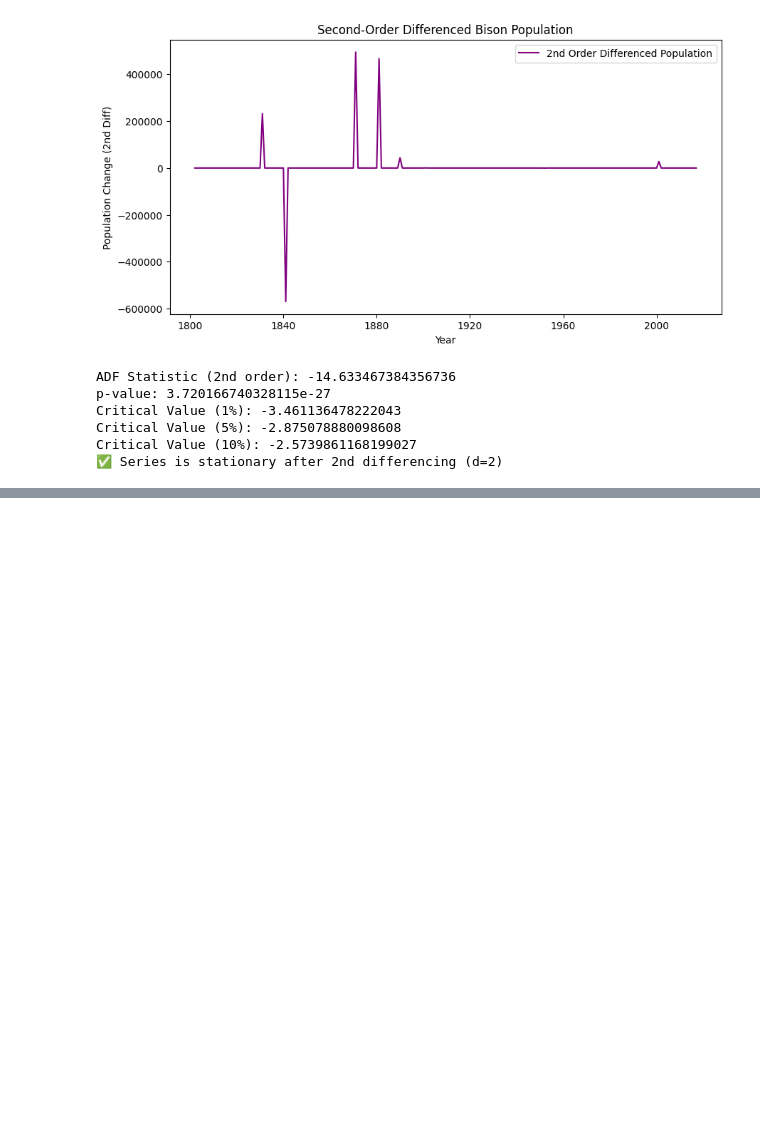
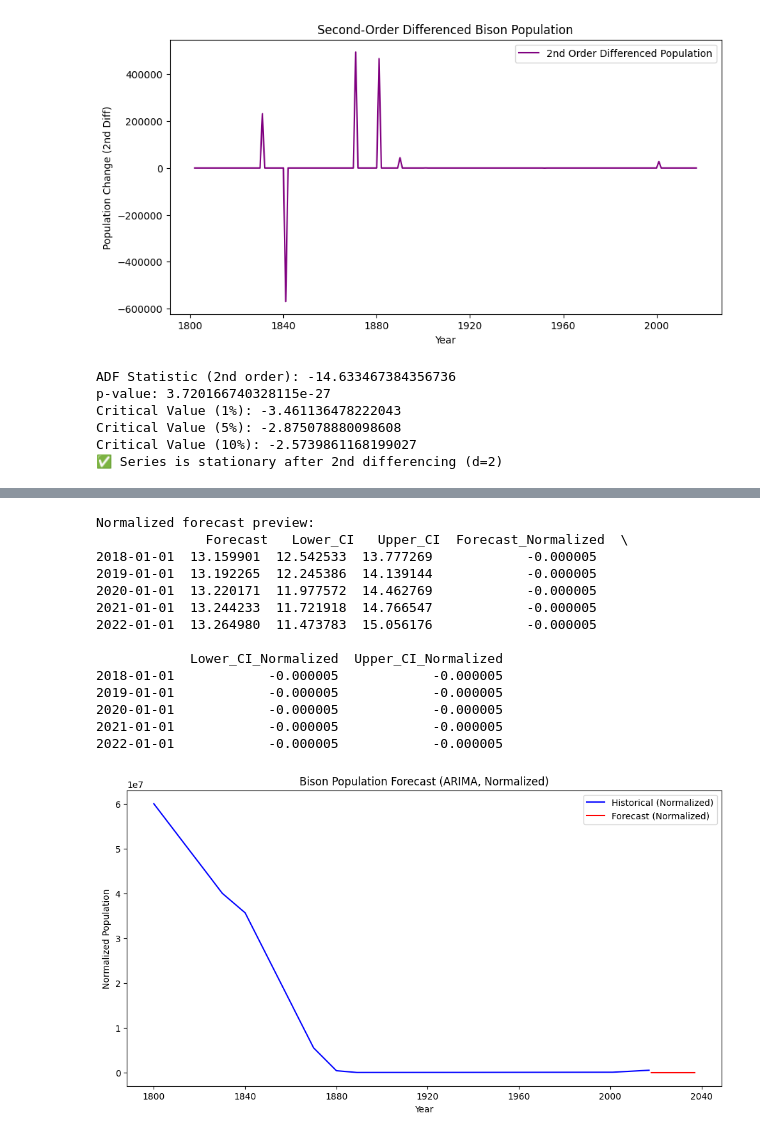
Before and after one commit to godz1llaXD/fauna-forecast, a Jupyter notebook: notebook/ARIMA.ipynb, the cells around one changed output, grey strips where cells are left out. Saved outputs shown, nothing was run; the diff lists cells and outputs as text; code cells hidden in the pictures; blank space fills up the shorter version.

Commit message:
ARIMA model UPDATE

```diff
--- a/notebook/ARIMA.ipynb
+++ b/notebook/ARIMA.ipynb
@@ -128,0 +188,14 @@ Critical Value (10%): -2.5739861168199027
+# %%
+# Forecast next 20 years
+forecast_years = 20
+forecast, conf_int = model_auto.predict(n_periods=forecast_years, return_conf_int=True)
+
+# Build forecast DataFrame using forecast's own index (avoids NaN issue)
+forecast_df = pd.DataFrame({
+    'Forecast': forecast.values,
+    'Lower_CI': conf_int[:, 0],
+    'Upper_CI': conf_int[:, 1]
+}, index=forecast.index)
+
+print("Raw Forecast Data:")
+print(forecast_df.head())
@@ -128,0 +210,55 @@ Critical Value (10%): -2.5739861168199027
+# %%
+# ---------------- BLOCK 3: Normalize forecasts ---------------- #
+from sklearn.preprocessing import MinMaxScaler
+
+# ✅ Ensure forecast values are filled
+forecast_df["Forecast"] = forecast.values
+forecast_df["Lower_CI"] = conf_int[:, 0]
+forecast_df["Upper_CI"] = conf_int[:, 1]
+
+# ✅ Rename to 'Population' for compatibility with scaler
+forecast_df["Forecast_Normalized"] = scaler.transform(
+    forecast_df[["Forecast"]].rename(columns={"Forecast": "Population"})
+)
+
+forecast_df["Lower_CI_Normalized"] = scaler.transform(
+    forecast_df[["Lower_CI"]].rename(columns={"Lower_CI": "Population"})
+)
+
+forecast_df["Upper_CI_Normalized"] = scaler.transform(
+    forecast_df[["Upper_CI"]].rename(columns={"Upper_CI": "Population"})
+)
+
+# ✅ Inspect
+print("\nNormalized forecast preview:\n", forecast_df.head())
+
+
+# Plot historical (normalized) + forecast (normalized)
+plt.figure(figsize=(12, 6))
+plt.plot(df['Population'], label='Historical (Normalized)', color='blue')
+plt.plot(forecast_df['Forecast_Normalized'], label='Forecast (Normalized)', color='red')
+plt.fill_between(forecast_df.index,
+                 forecast_df['Lower_CI_Normalized'],
+                 forecast_df['Upper_CI_Normalized'],
+                 color='pink', alpha=0.3)
+plt.title('Bison Population Forecast (ARIMA, Normalized)')
+plt.xlabel('Year')
+plt.ylabel('Normalized Population')
+plt.legend()
+plt.show()
+# %% [output]
+Normalized forecast preview:
+              Forecast   Lower_CI   Upper_CI  Forecast_Normalized  \
+2018-01-01  13.159901  12.542533  13.777269            -0.000005
+2019-01-01  13.192265  12.245386  14.139144            -0.000005
+2020-01-01  13.220171  11.977572  14.462769            -0.000005
+2021-01-01  13.244233  11.721918  14.766547            -0.000005
+2022-01-01  13.264980  11.473783  15.056176            -0.000005
+
+            Lower_CI_Normalized  Upper_CI_Normalized
+2018-01-01            -0.000005            -0.000005
+2019-01-01            -0.000005            -0.000005
+2020-01-01            -0.000005            -0.000005
+2021-01-01            -0.000005            -0.000005
+2022-01-01            -0.000005            -0.000005
+[figure, added]
```
Also changed, not shown: parts of 3 cells of this notebook.
